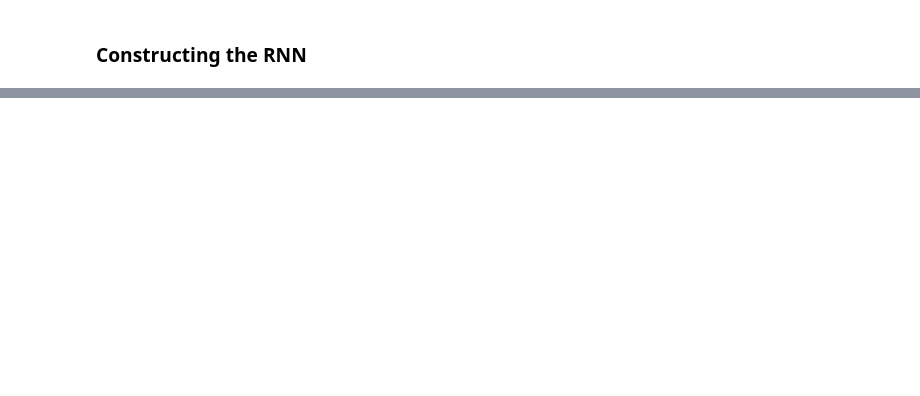
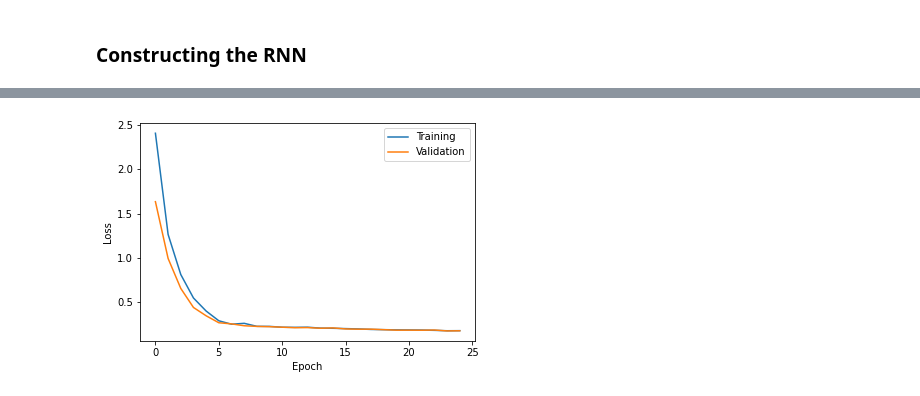
Before and after one commit to benlevyx/modelling-infectious-disease, a Jupyter notebook: notebooks/rnn_timeseries_experimentation.ipynb, the cells around one changed output, grey strips where cells are left out. Cells and saved outputs as stored; diff of their text form; code cells hidden in the pictures; blank space fills up the shorter version.

```diff
--- a/notebooks/rnn_timeseries_experimentation.ipynb
+++ b/notebooks/rnn_timeseries_experimentation.ipynb
@@ -139,0 +248,8 @@ plotting.plot_time_series_prediction(X_eval, y_eval, y_pred)
+# %%
+history_size = 50
+target_size = 5
+hidden_size = 16
+pre_output_dense_size = 32
+lstm3 = make_simple_lstm(history_length=history_size, target_length=target_size,
+                         hidden_size=hidden_size, pre_output_dense_size=pre_output_dense_size)
+lstm3.summary()
@@ -139,0 +271,6 @@ plotting.plot_time_series_prediction(X_eval, y_eval, y_pred)
+# %%
+EPOCHS = 25
+STEPS_PER_EPOCH = 50
+history3 = lstm3.fit(ds_train, epochs=EPOCHS, validation_data=ds_test,
+                     steps_per_epoch=STEPS_PER_EPOCH,
+                     validation_steps=50)
@@ -139,0 +295,4 @@ plotting.plot_time_series_prediction(X_eval, y_eval, y_pred)
+# %%
+plotting.plot_history(history3)
+# %% [output]
+[figure, added]
```
Also changed, not shown: parts of 26 cells of this notebook.
